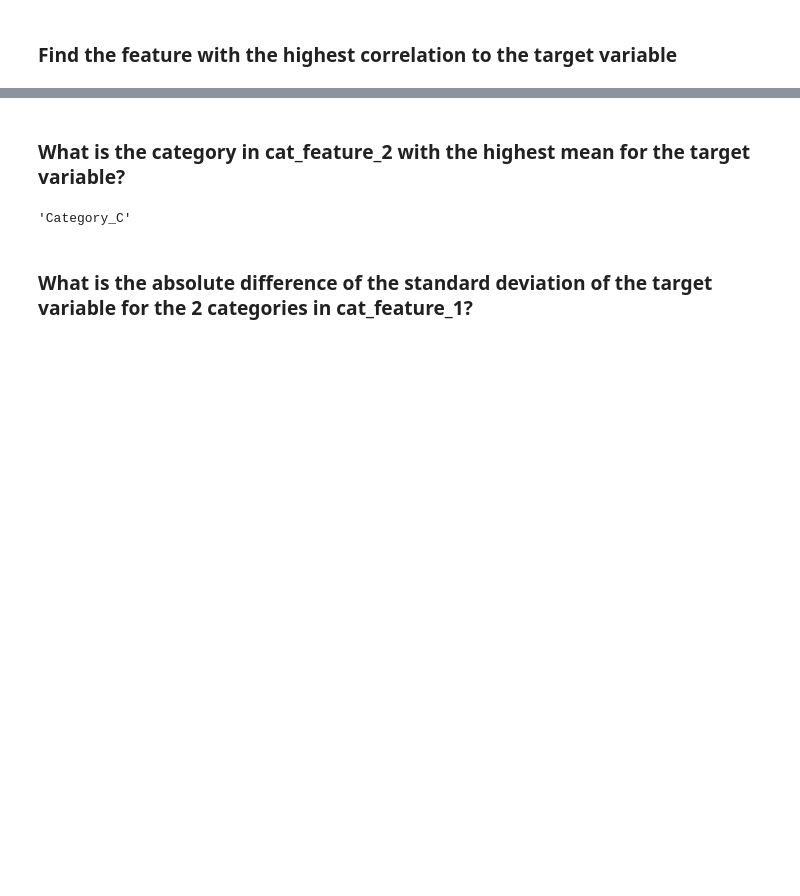
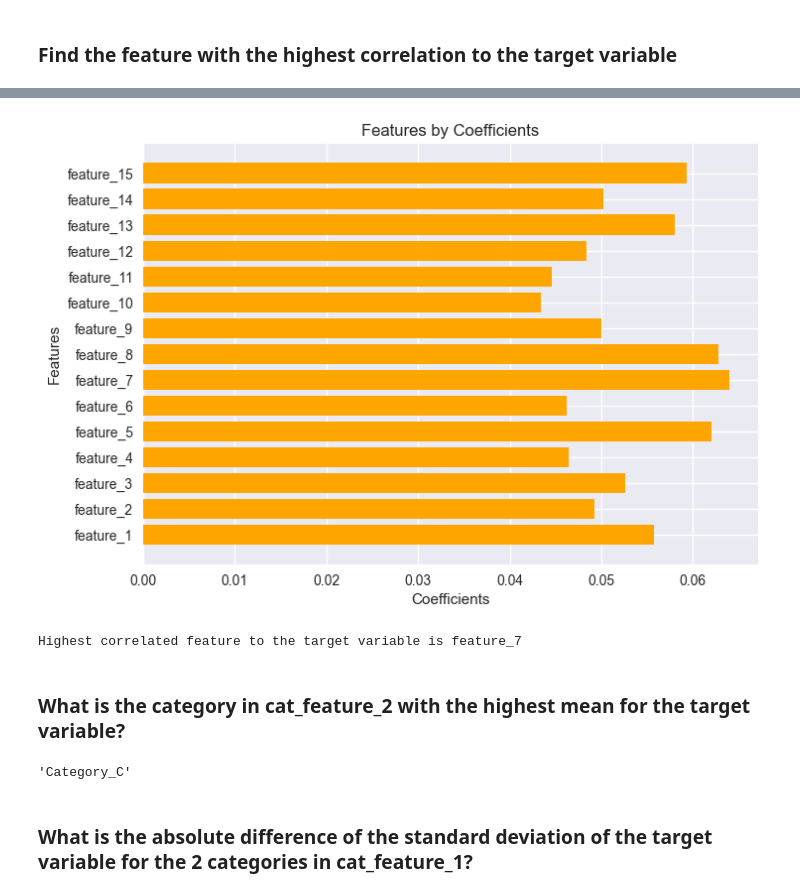
Before and after one commit to kir1m1/sk-data-science-hackathon, a Jupyter notebook: case_study.ipynb, the cells around one changed output, grey strips where cells are left out. Drawn from its saved outputs; the diff is of its cells as text; code cells hidden in the pictures; blank space fills up the shorter version.

```diff
--- a/case_study.ipynb
+++ b/case_study.ipynb
@@ -5,7 +5,7 @@ import pandas as pd
 import numpy as np
 import matplotlib.pyplot as plt
 
-case_study = pd.read_csv('./case_study_data.csv')
+case_study = pd.read_csv('./case_study_validation_data.csv')
 case_study
 # %% [output]
 |  | feature_1 | feature_2 | feature_3 | feature_4 | feature_5 | feature_6 | feature_7 | feature_8 | feature_9 | ... |
@@ -50,0 +40,13 @@ Highest correlated feature to the target variable is feature_7
+# %%
+# setup X, y & feature column names
+col_names_to_drop = ["target", "cat_feature_1", "cat_feature_2"]
+X = case_study.drop(col_names_to_drop, axis=1)
+y = case_study['target']
+ft_col_names = case_study.drop(col_names_to_drop, axis=1).columns
+
+
+# use Lasso regression as this will shrink coefficients of less important features
+from sklearn.linear_model import Lasso
+correlation_model = Lasso(alpha=0.1)
+correlation_model.fit(X,y)
+coefficients = correlation_model.coef_
@@ -51,3 +75,25 @@ Highest correlated feature to the target variable is feature_7
+# %%
+plt.style.available
+plt.style.use('seaborn-v0_8')
+# %%
+x_index = np.arange(len(ft_col_names))
+plt.barh(x_index, coefficients,
+        color="orange",label="coefficients")
+plt.yticks(ticks=x_index, labels=ft_col_names)
+plt.title('Features by Coefficients')
+plt.xlabel('Coefficients')
+plt.ylabel('Features')
+# plt.legend()
+# plt.grid()
+# plt.tight_layout()
+plt.show()
+
+# find index of the highest correlated feature
+max_index = np.argmax(np.abs(coefficients))
+print('Highest correlated feature to the target variable is {}'.format(ft_col_names[max_index]))
+# %% [output]
+[figure, added]
+Highest correlated feature to the target variable is feature_7
 # %% [markdown]
 ### What is the category in cat_feature_2 with the highest mean for the target variable?
 # %%
```
Also changed, not shown: parts of 22 cells of this notebook, 1 other file.
